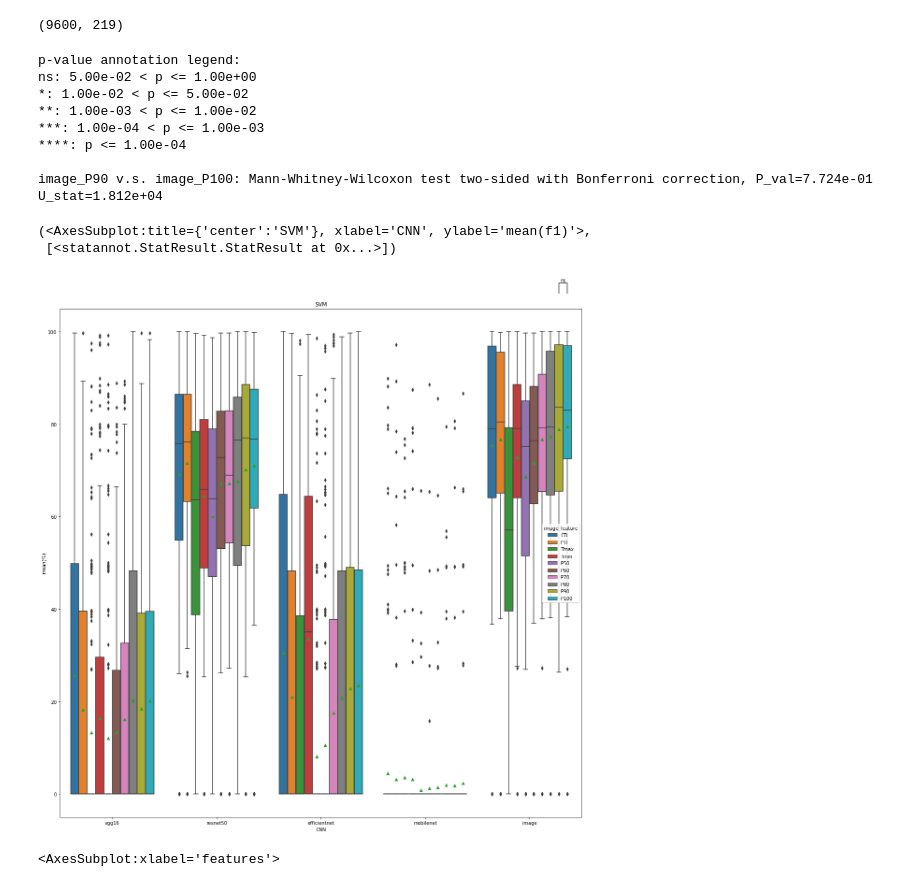
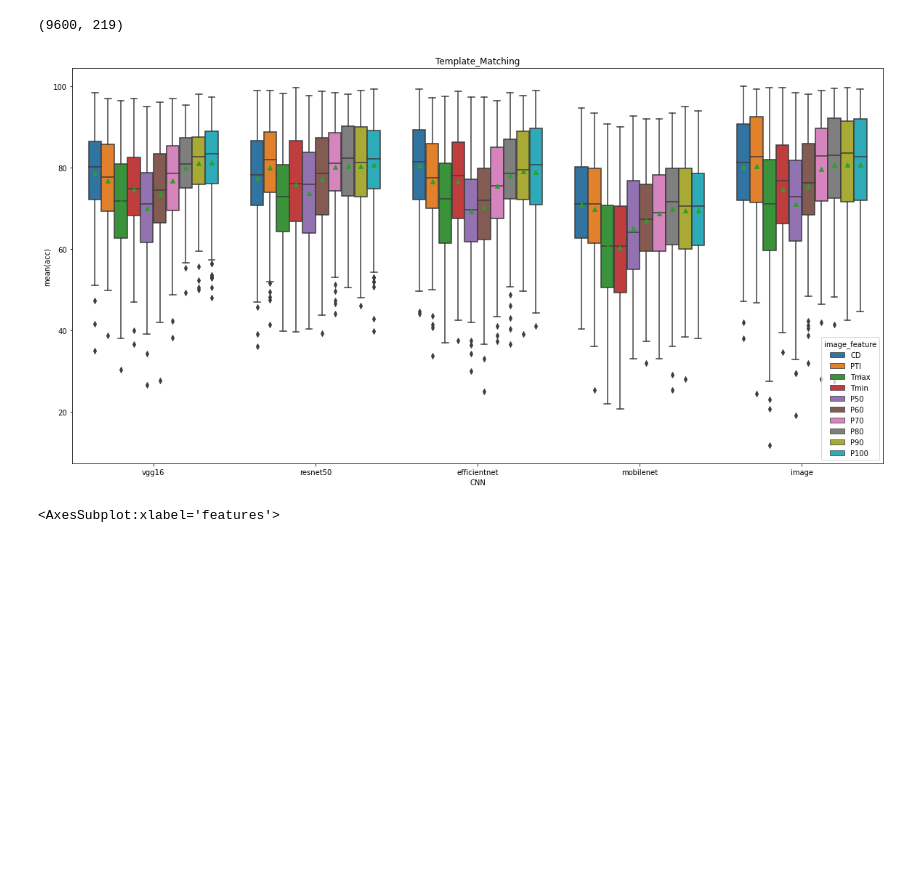
Before and after one commit to SKazemii/master-project, a Jupyter notebook: Codes/noteBook.ipynb, the cells around one changed output. Cells and saved outputs as stored; diff of their text form; code cells hidden in the pictures; blank space fills up the shorter version.

```diff
--- a/Codes/noteBook.ipynb
+++ b/Codes/noteBook.ipynb
@@ -61,7 +113,7 @@ ax = sns.boxplot(data=data, y=y,  x=x, hue=hue, showmeans=True,)
 # %%
-e1 = pd.read_excel(r"C:\Project\master-project\results\Result_all_101005.xlsx")
-e2 = pd.read_excel(r"C:\Project\master-project\results\Result_all_101006.xlsx")
-e3 = pd.read_excel(r"C:\Project\master-project\results\Result_all_101040.xlsx")
+e1 = pd.read_excel(r"C:\Project\master-project\good\Result_all_101005.xlsx")
+e2 = pd.read_excel(r"C:\Project\master-project\good\Result_all_101006.xlsx")
+e3 = pd.read_excel(r"C:\Project\master-project\good\Result_all_101040.xlsx")
 e1.drop("Unnamed: 0",  axis=1, inplace=True)
 e2.drop("Unnamed: 0",  axis=1, inplace=True)
 e3.drop("Unnamed: 0",  axis=1, inplace=True)
@@ -74,38 +126,28 @@ print(e1.shape)
 # %% [output]
 (9600, 219)
 # %%
-data = e1
+data = e3
 data["CNN"] = data["feature_type"].map(lambda x: x.split("-")[0] )
 data["image_feature"] = data["feature_type"].map(lambda x: x.split("-")[1] )
 
 y = "mean(acc)"
-y = "mean(f1)"
+# y = "mean(f1)"
 
 x = "CNN"
 hue = "image_feature"
-box_pairs=[
-    (("image", "P100"), ("image", "P90")),
-    ]
+# box_pairs=[
+#     (("image", "P100"), ("image", "P90")),
+#     ]
 
-plt.figure(figsize=(20,20))
+plt.figure(figsize=(20,10))
 plt.title(data.iloc[1, 3])
 ax = sns.boxplot(data=data, y=y,  x=x, hue=hue, showmeans=True,)
 
-add_stat_annotation(ax, data=data, y=y, x=x, hue=hue,
-                    box_pairs=box_pairs,
-                    test='Mann-Whitney', text_format='star', loc='outside', verbose=2)
+# add_stat_annotation(ax, data=data, y=y, x=x, hue=hue,
+#                     box_pairs=box_pairs,
+#                     test='Mann-Whitney', text_format='star', loc='outside', verbose=2)
 # %% [output]
-p-value annotation legend:
-ns: 5.00e-02 < p <= 1.00e+00
-*: 1.00e-02 < p <= 5.00e-02
-**: 1.00e-03 < p <= 1.00e-02
-***: 1.00e-04 < p <= 1.00e-03
-****: p <= 1.00e-04
-
-image_P90 v.s. image_P100: Mann-Whitney-Wilcoxon test two-sided with Bonferroni correction, P_val=7.724e-01 U_stat=1.812e+04
-(<AxesSubplot:title={'center':'SVM'}, xlabel='CNN', ylabel='mean(f1)'>,
- [<statannot.StatResult.StatResult at 0x...>])
-[figure, old version]
+[figure, new version]
 # %%
 working_path = os.getcwd()
 DF = pd.read_excel(os.path.join(working_path[:-5], "temp", "DF1.xlsx"))
```
Also changed, not shown: parts of 6 cells of this notebook, 4 other files.
